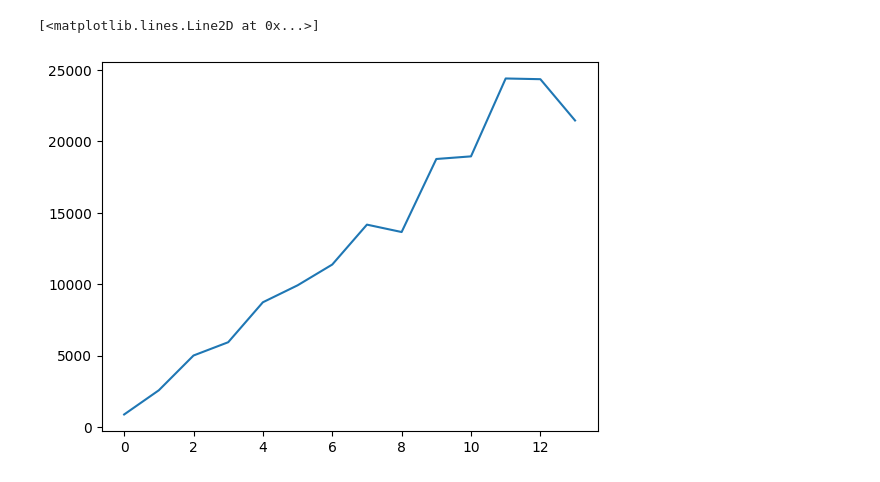
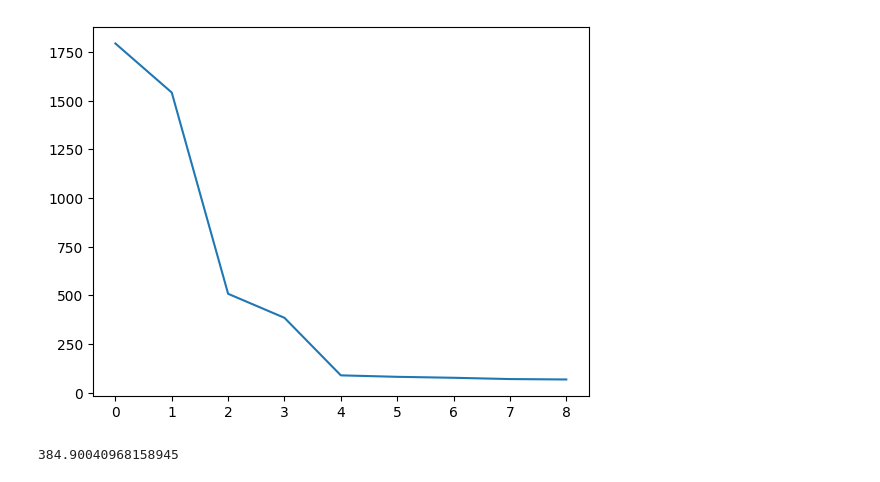
Before and after one commit to jaden-2/Assignment, a Jupyter notebook: ScratchKMean.ipynb, the cells around one changed output. Drawn from its saved outputs; the diff is of its cells as text; code cells hidden in the pictures.

Commit message:
Scratch K-mean clustering

```diff
--- a/ScratchKMean.ipynb
+++ b/ScratchKMean.ipynb
@@ -119,15 +0,0 @@ x_train, x_test, y_train, y_test = train_test_split(X, _, test_size=0.3)
-# %%
-clusters = X[np.random.choice(len(X), 4, replace=False)]
-# %%
-a = np.ones(len(X)).reshape(-1, 1)
-
-xa = np.hstack([X, a])
-# %%
-sse = 0
-for x in range(len(X)):
-    d = 100000
-    for j in range(len(clusters)):
-        dist = np.linalg.norm(X[x] - clusters[j])
-        if dist < d:
-            d = dist
-            xa[x, -1] = j
@@ -162,10 +0,0 @@ array([[ 1.60522798,  2.50199981],
-# %%
-losses = []
-for i in range(1, 15):
-    m = ScratchKMeans(i, 4, 500, 0.5).fit(X)
-    losses.append(m.best_sse)
-
-plt.plot(losses)
-# %% [output]
-[<matplotlib.lines.Line2D at 0x...>]
-[figure, removed]
@@ -171,0 +170,19 @@ plt.plot(losses)
+# %%
+def elbow(feature, kmean, max_iter, tol, rand):
+    losses = []
+    for i in range(1, kmean):
+        m = ScratchKMeans(i, max_iter=max_iter, tol=tol, random_state=rand).fit(feature)
+        losses.append(m.best_sse)
+
+    plt.plot(losses)
+
+elbow(X, 10, 200, 50, 1111)
+# %% [output]
+[figure, added]
+# %%
+model = ScratchKMeans(n_clusters=4, max_iter=200, tol= 50, random_state=1111).fit(X)
+y = model.predict(X)
+y = y.reshape(-1, 1)
+model.best_sse
+# %% [output]
+384.90040968158945
```
Also changed, not shown: parts of 38 cells of this notebook.
